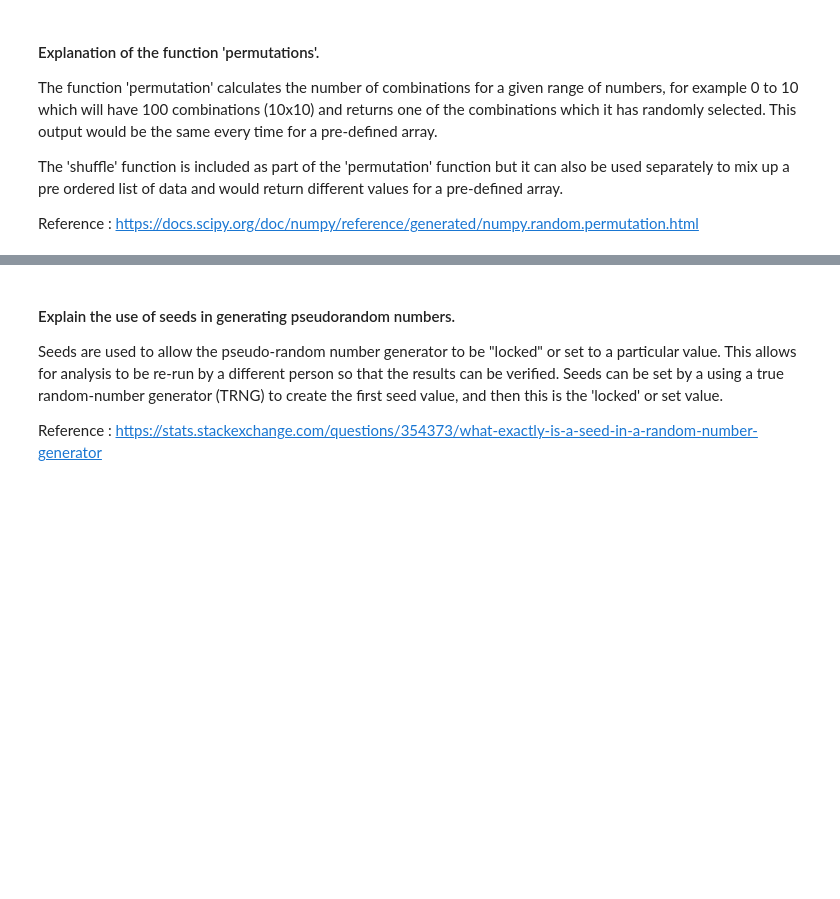
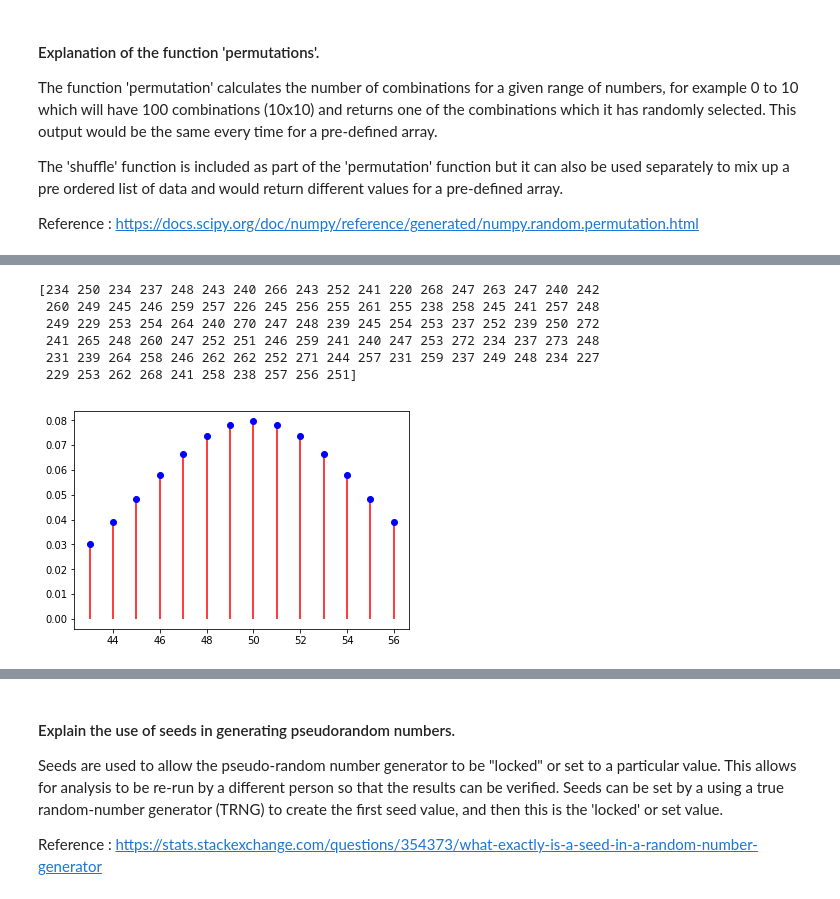
Before and after one commit to MayoMary/Programming-for-DA, a Jupyter notebook: Assignment - Numpy.random.ipynb, the cells around one changed output, grey strips where cells are left out. Drawn from its saved outputs; the diff is of its cells as text; code cells hidden in the pictures; blank space fills up the shorter version.

```diff
--- a/Assignment - Numpy.random.ipynb
+++ b/Assignment - Numpy.random.ipynb
@@ -304,0 +202,26 @@ As the degrees of freedom increase, the chi-square curve approaches a normal dis
+# %%
+# Binomial function in NumPy package
+# np.random.binomial(500, 0.5, size=100)
+
+# Binomial function requires the following:
+# The number of samples, set at 100 = n
+# The probability of the event outcome (succes or failure) set at 50% = p
+# The number of times to run the experiment, set at 100 = size
+
+n = 100
+p = 0.5
+size = 100
+
+tests = np.random.binomial(500, 0.5, size=100)
+print(tests)
+
+# The result is 10000 randomly selected
+# experiments from the distribution
+# [241, 262, ..., 248, 255, 235]
+# %% [output]
+[234 250 234 237 248 243 240 266 243 252 241 220 268 247 263 247 240 242
+ 260 249 245 246 259 257 226 245 256 255 261 255 238 258 245 241 257 248
+ 249 229 253 254 264 240 270 247 248 239 245 254 253 237 252 239 250 272
+ 241 265 248 260 247 252 251 246 259 241 240 247 253 272 234 237 273 248
+ 231 239 264 258 246 262 262 252 271 244 257 231 259 237 249 248 234 227
+ 229 253 262 268 241 258 238 257 256 251]
@@ -304,0 +239,11 @@ As the degrees of freedom increase, the chi-square curve approaches a normal dis
+# %%
+fig, ax = plt.subplots(1, 1)
+
+# PPF Percentage Point Function also known as the distribution function
+x = np.arange(binom.ppf(0.08, n, p),binom.ppf(0.92, n, p))
+
+ax.plot(x, binom.pmf(x, n, p), 'bo')
+ax.vlines(x, 0, binom.pmf(x, n, p), colors='r')
+plt.show()
+# %% [output]
+[figure, added]
```
Also changed, not shown: parts of 19 cells of this notebook.
